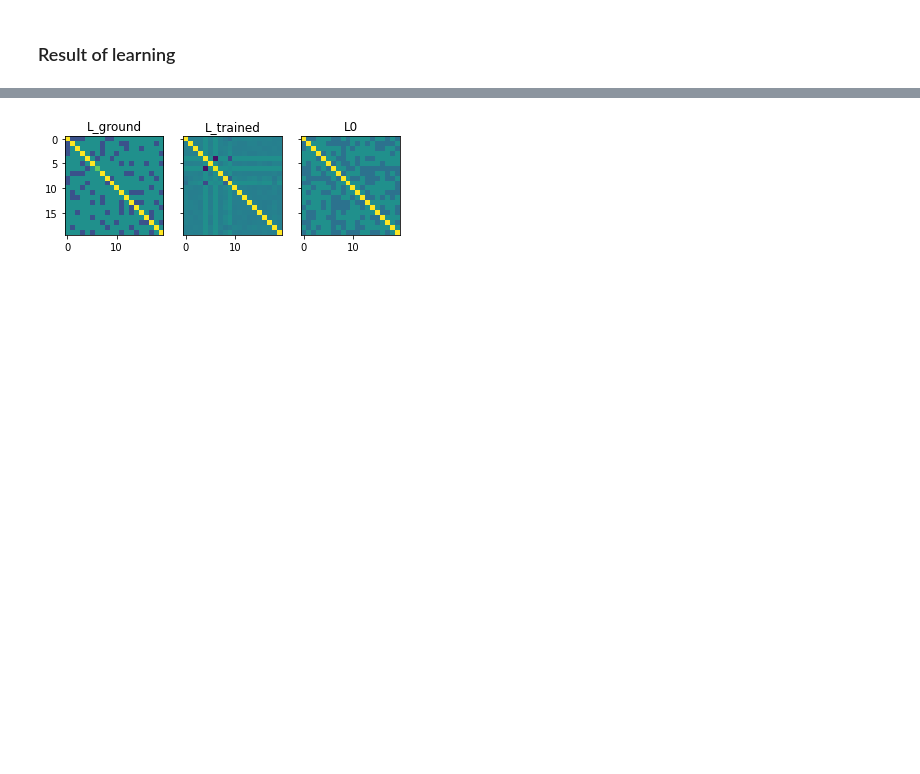
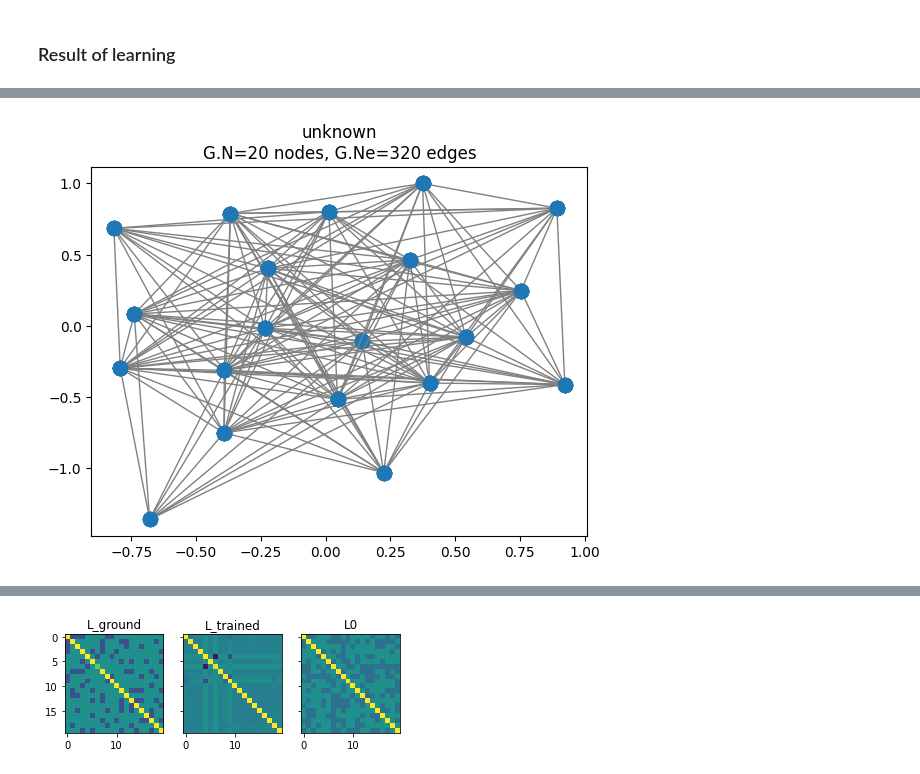
Before and after one commit to AndresCenteno/Masters-Thesis, a Jupyter notebook: Graph learning.ipynb, the cells around one changed output, grey strips where cells are left out. Cells and saved outputs as stored; diff of their text form; code cells hidden in the pictures; blank space fills up the shorter version.

```diff
--- a/Graph learning.ipynb
+++ b/Graph learning.ipynb
@@ -102,0 +101,9 @@ plt.show()
+# %%
+W = -result["L"]
+np.fill_diagonal(W,0)
+W[W<0.05] = 0
+learned = pg.graphs.Graph(W)
+learned.set_coordinates()
+plotting.plot_graph(learned)
+# %% [output]
+[figure, added]
```
Also changed, not shown: parts of 7 cells of this notebook, 16 other files.
